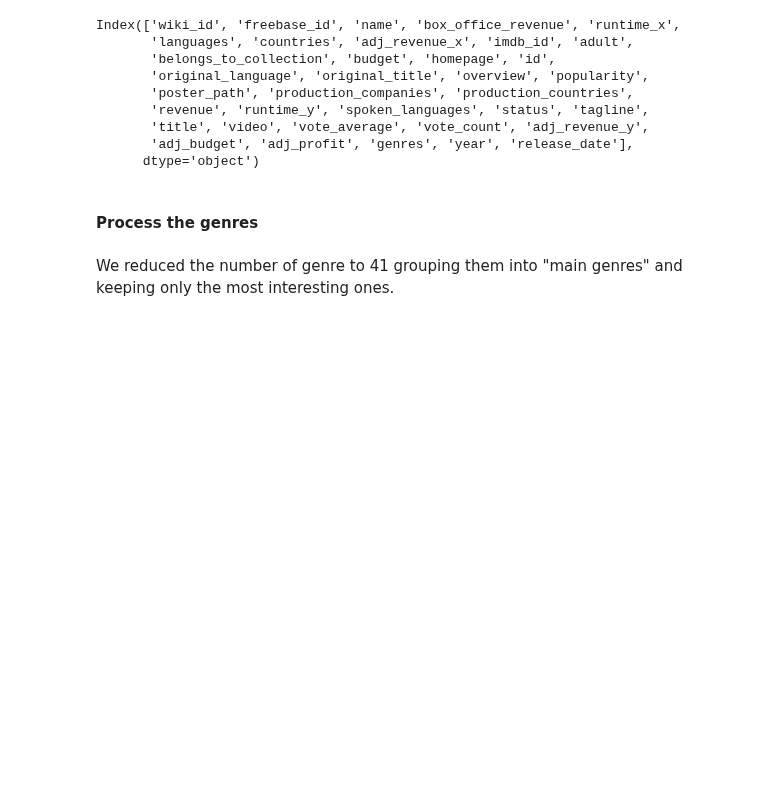
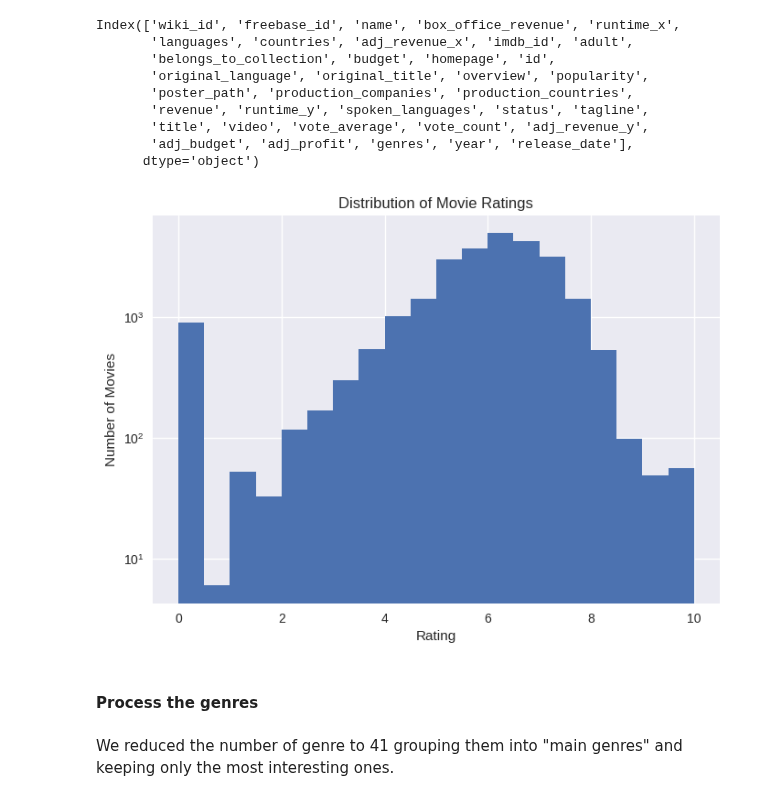
Before and after one commit to epfl-ada/ada-2022-project-adamax, a Jupyter notebook: src/initial_analysis.ipynb, the cells around one changed output. Cells and saved outputs as stored; diff of their text form; code cells hidden in the pictures; blank space fills up the shorter version.

```diff
--- a/src/initial_analysis.ipynb
+++ b/src/initial_analysis.ipynb
@@ -85,6 +85,17 @@ Index(['wiki_id', 'freebase_id', 'name', 'box_office_revenue', 'runtime_x',
        'title', 'video', 'vote_average', 'vote_count', 'adj_revenue_y',
        'adj_budget', 'adj_profit', 'genres', 'year', 'release_date'],
       dtype='object')
+# %%
+# Plot a histogram of the movie ratings from the IMDb dataset.
+plt.hist(df_movies['vote_average'], bins=20)
+plt.style.use('seaborn')
+plt.title('Distribution of Movie Ratings')
+plt.xlabel('Rating')
+plt.ylabel('Number of Movies')
+plt.yscale('log')
+plt.show()
+# %% [output]
+[figure, added]
 # %% [markdown]
 #### Process the genres
 # %% [markdown]
```
Also changed, not shown: parts of 10 cells of this notebook.
